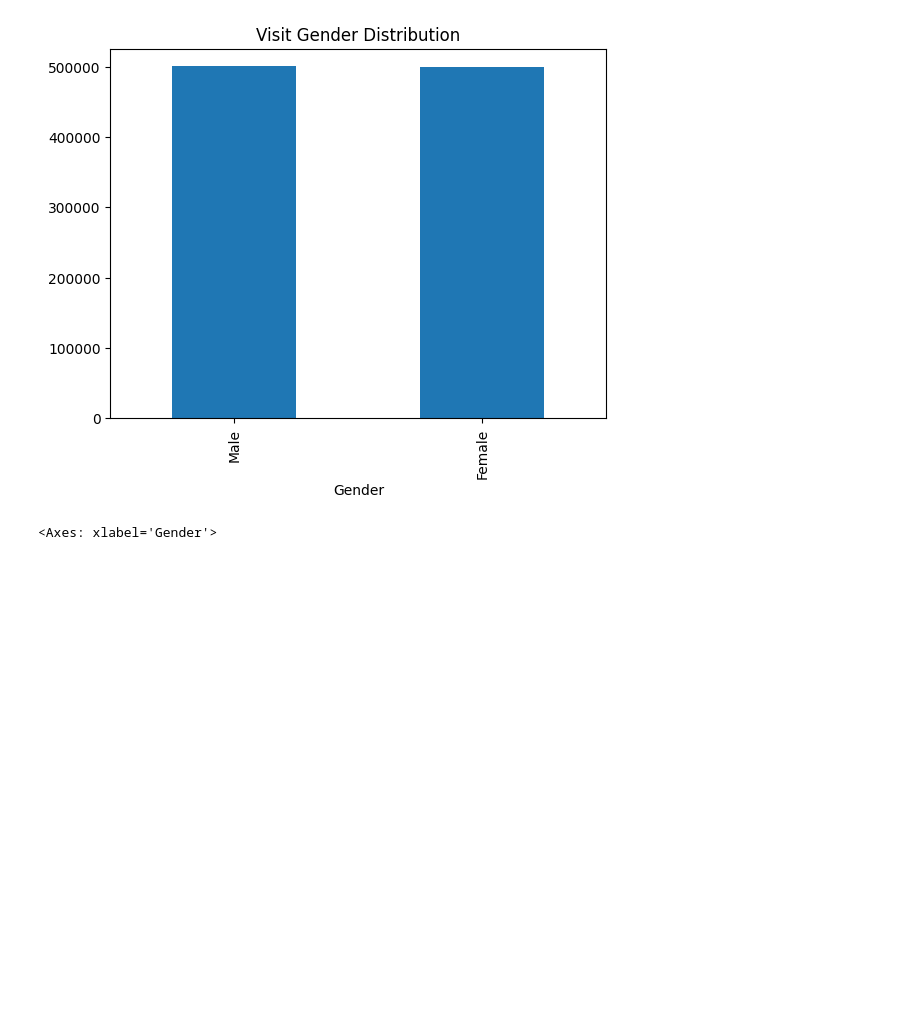
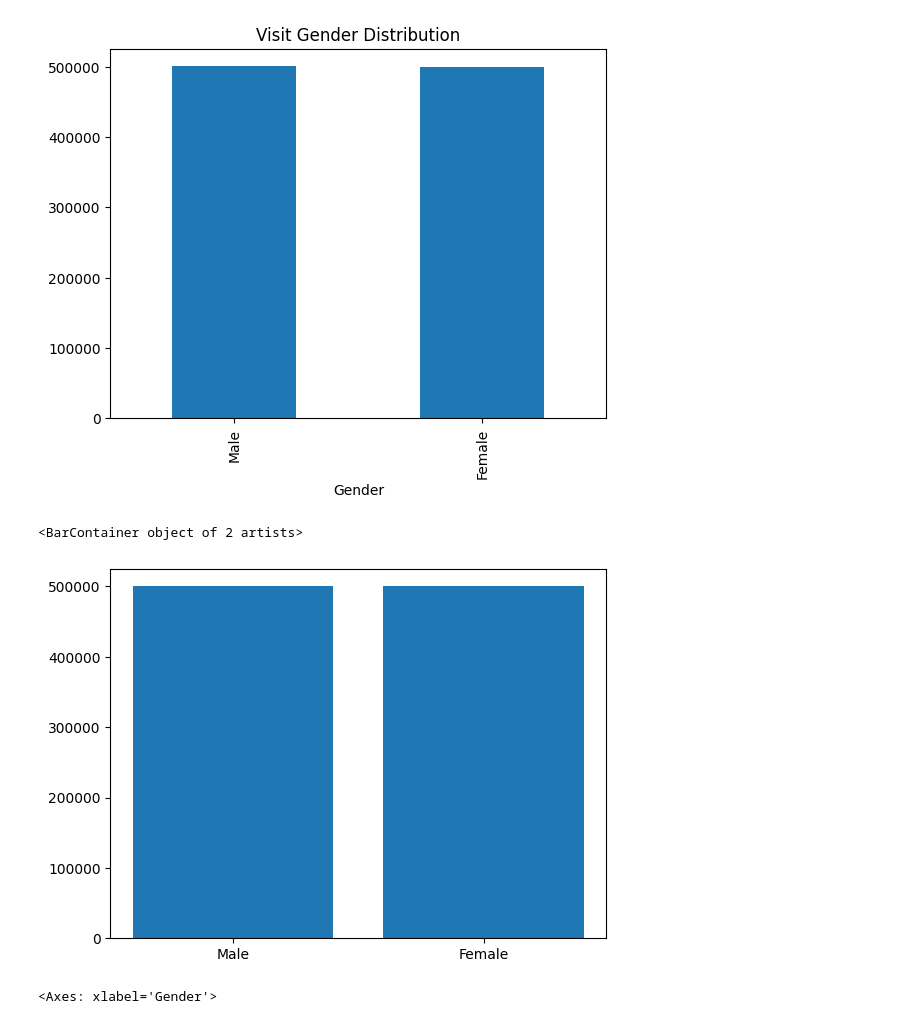
Before and after one commit to rajonkar/MyLearning, a Jupyter notebook: Ex_Files_Python_Data_Analysis_Healthcare/Exercise Files/Python Files/02_03 Demography Analysis Part I.ipynb, the cells around one changed output. Saved outputs shown, nothing was run; the diff lists cells and outputs as text; code cells hidden in the pictures; blank space fills up the shorter version.

```diff
--- a/Ex_Files_Python_Data_Analysis_Healthcare/Exercise Files/Python Files/02_03 Demography Analysis Part I.ipynb
+++ b/Ex_Files_Python_Data_Analysis_Healthcare/Exercise Files/Python Files/02_03 Demography Analysis Part I.ipynb
@@ -82,6 +82,11 @@ plt.title("Visit Gender Distribution")
 # %% [output]
 Text(0.5, 1.0, 'Visit Gender Distribution')
 [figure]
+# %%
+plt.bar(visit_gender.index, visit_gender.values)
+# %% [output]
+<BarContainer object of 2 artists>
+[figure, added]
 # %%
 visit_gender.plot(kind='bar')
 # %% [output]
```
